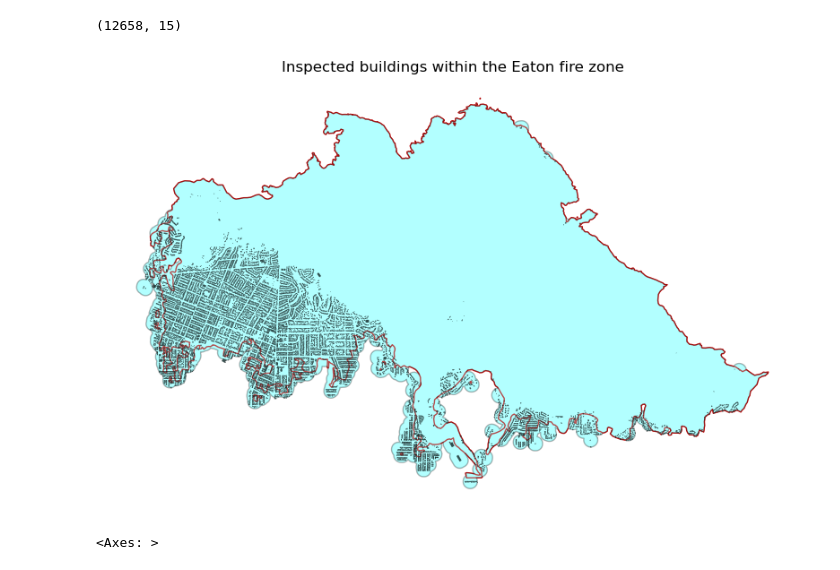
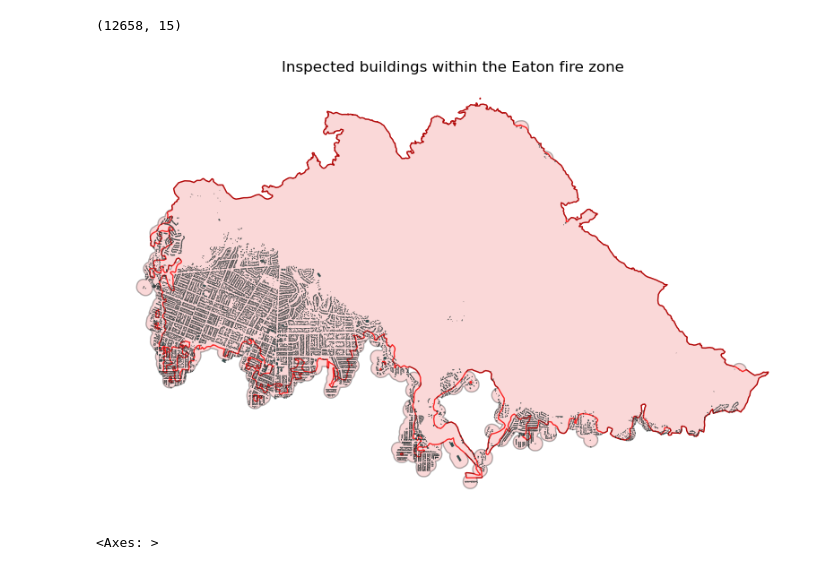
Before and after one commit to heather-math/eaton-fire-buildings-query, a Jupyter notebook: buildings_request_derivation.ipynb, the cells around one changed output. Drawn from its saved outputs; the diff is of its cells as text; code cells hidden in the pictures.

```diff
--- a/buildings_request_derivation.ipynb
+++ b/buildings_request_derivation.ipynb
@@ -272,23 +272,23 @@ print(gdf_eaton_buildings_unadjustedfire.shape)
 # %%
 ## Do a very rough plot to visualize gdf_eaton_buildings with repect to the fire perimeter and the adjusted fire perimeter
 
 fig, ax = plt.subplots(figsize=(10, 10))
 
 # Plot official firezone: red outline, no fill
 gdf_firezone.plot(ax=ax, color='none', edgecolor='red', linewidth=1)
 
 # Plot adjusted fire zone: bright cyan fill with black edge
-gdf_adjusted_firezone.plot(ax=ax, color='cyan', edgecolor='black', alpha=0.3, linewidth=1, zorder=1)
+gdf_adjusted_firezone.plot(ax=ax, color='lightcoral', edgecolor='black', alpha=0.3, linewidth=1, zorder=1)
 
 # Plot inspected buildings
 gdf_eaton_buildings.plot(ax=ax, color='darkslategray', alpha=1, edgecolor='k', linewidth=0.1)
 
 plt.title("Inspected buildings within the Eaton fire zone")
 plt.axis('off')
 plt.savefig("rough_plot.png", bbox_inches='tight', dpi=300)
 plt.show()
 # %% [output]
-[figure, old version]
+[figure, new version]
 # %%
 gdf_eaton_buildings.to_file("eaton_buildings.geojson", driver="GeoJSON")
 # %%
```
Also changed, not shown: parts of 1 cell of this notebook, 2 other files.
